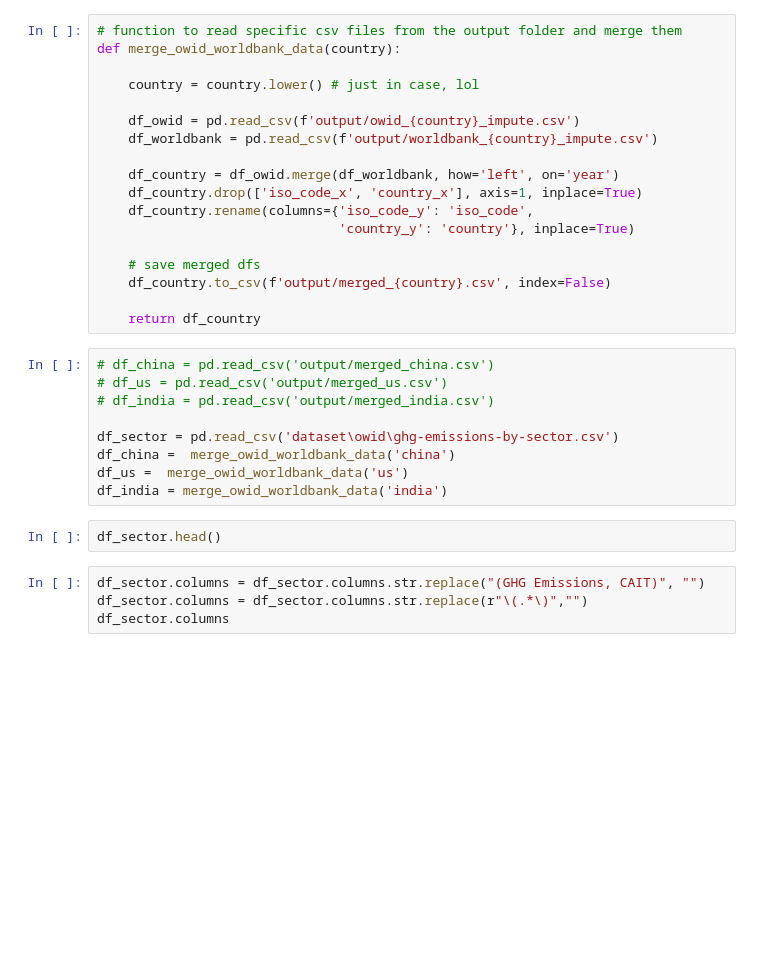
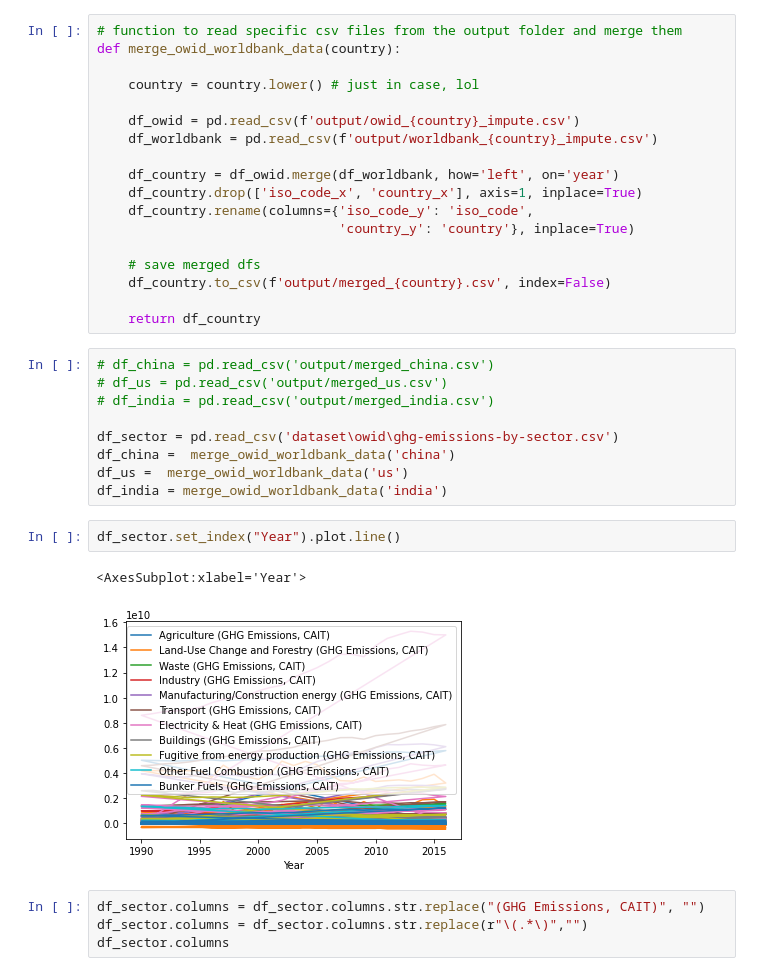
Before and after one commit to BingQuanChua/SASPICIOUS, a Jupyter notebook: eda_Henry.ipynb, the cells around one changed output. Cells and saved outputs as stored; diff of their text form; blank space fills up the shorter version.

```diff
--- a/eda_Henry.ipynb
+++ b/eda_Henry.ipynb
@@ -35,7 +35,10 @@ df_china =  merge_owid_worldbank_data('china')
 df_us =  merge_owid_worldbank_data('us')
 df_india = merge_owid_worldbank_data('india')
 # %%
-df_sector.head()
+df_sector.set_index("Year").plot.line()
+# %% [output]
+<AxesSubplot:xlabel='Year'>
+[figure, added]
 # %%
 df_sector.columns = df_sector.columns.str.replace("(GHG Emissions, CAIT)", "")
 df_sector.columns = df_sector.columns.str.replace(r"\(.*\)","")
```
